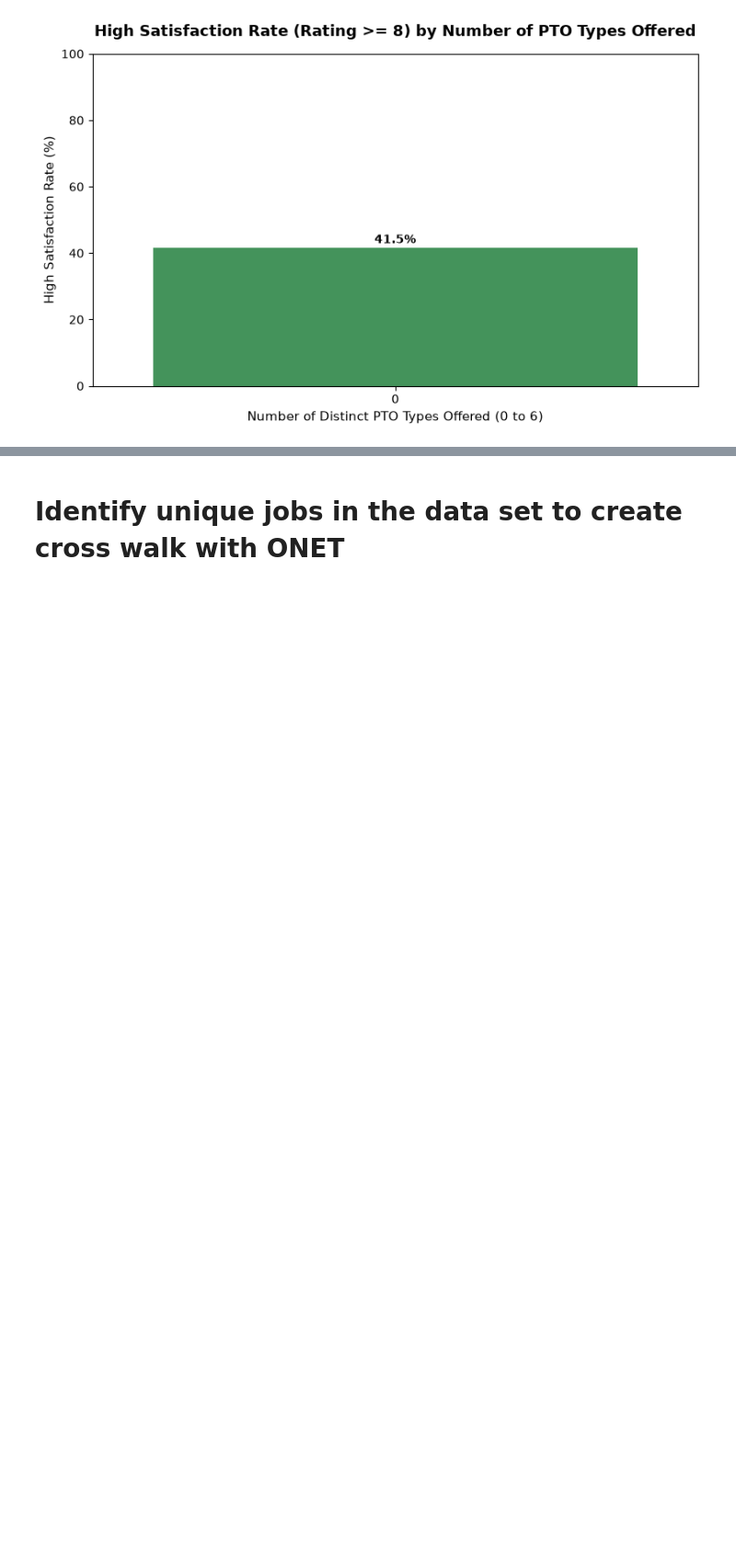
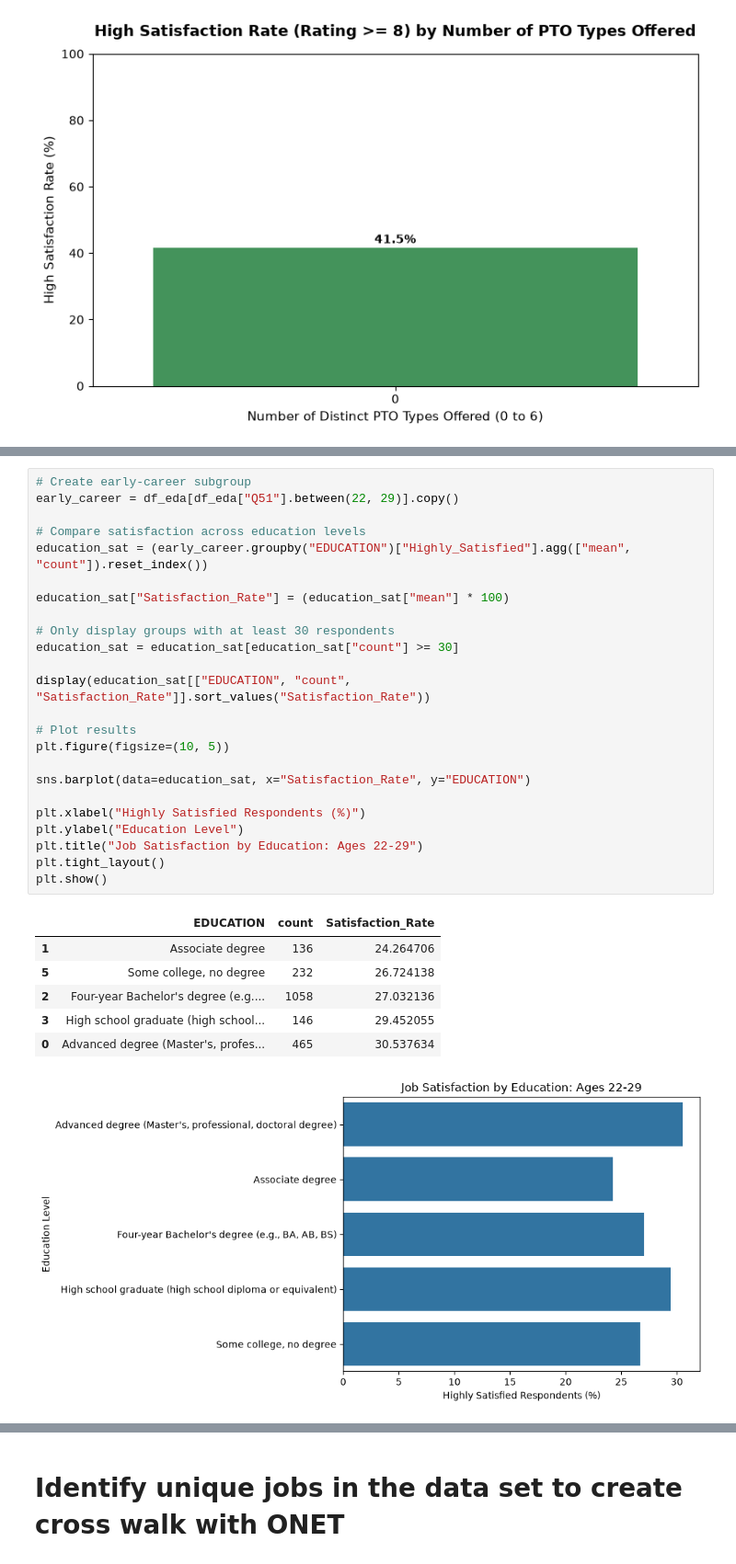
Before and after one commit to Break-Through-Tech/Swytch-2C-predicting-job-satisfaction-from-person-job-fit, a Jupyter notebook: notebooks/American-Job-quality.ipynb, the cells around one changed output, grey strips where cells are left out. Shown at 92% size. Cells and saved outputs as stored; diff of their text form; blank space fills up the shorter version.

```diff
--- a/notebooks/American-Job-quality.ipynb
+++ b/notebooks/American-Job-quality.ipynb
@@ -418,0 +446,32 @@ Passing `palette` without assigning `hue` is deprecated and will be removed in v
+# %%
+# Create early-career subgroup
+early_career = df_eda[df_eda["Q51"].between(22, 29)].copy()
+
+# Compare satisfaction across education levels
+education_sat = (early_career.groupby("EDUCATION")["Highly_Satisfied"].agg(["mean", "count"]).reset_index())
+
+education_sat["Satisfaction_Rate"] = (education_sat["mean"] * 100)
+
+# Only display groups with at least 30 respondents
+education_sat = education_sat[education_sat["count"] >= 30]
+
+display(education_sat[["EDUCATION", "count", "Satisfaction_Rate"]].sort_values("Satisfaction_Rate"))
+
+# Plot results
+plt.figure(figsize=(10, 5))
+
+sns.barplot(data=education_sat, x="Satisfaction_Rate", y="EDUCATION")
+
+plt.xlabel("Highly Satisfied Respondents (%)")
+plt.ylabel("Education Level")
+plt.title("Job Satisfaction by Education: Ages 22-29")
+plt.tight_layout()
+plt.show()
+# %% [output]
+|  | EDUCATION | count | Satisfaction_Rate |
+| 1 | Associate degree | 136 | 24.264706 |
+| 5 | Some college, no degree | 232 | 26.724138 |
+| 2 | Four-year Bachelor's degree (e.g.... | 1058 | 27.032136 |
+| 3 | High school graduate (high school... | 146 | 29.452055 |
+| 0 | Advanced degree (Master's, profes... | 465 | 30.537634 |
+[figure, added]
```
Also changed, not shown: parts of 19 cells of this notebook, 1 other file.
